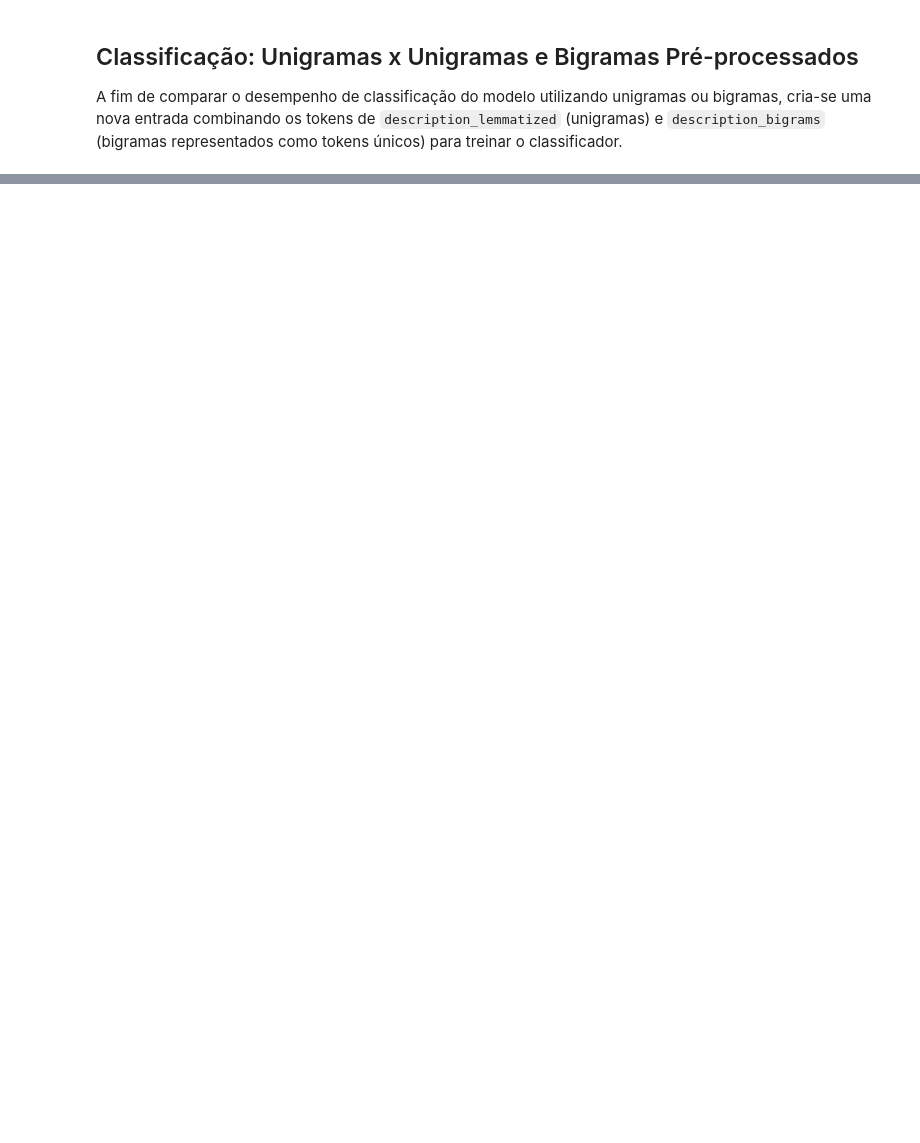
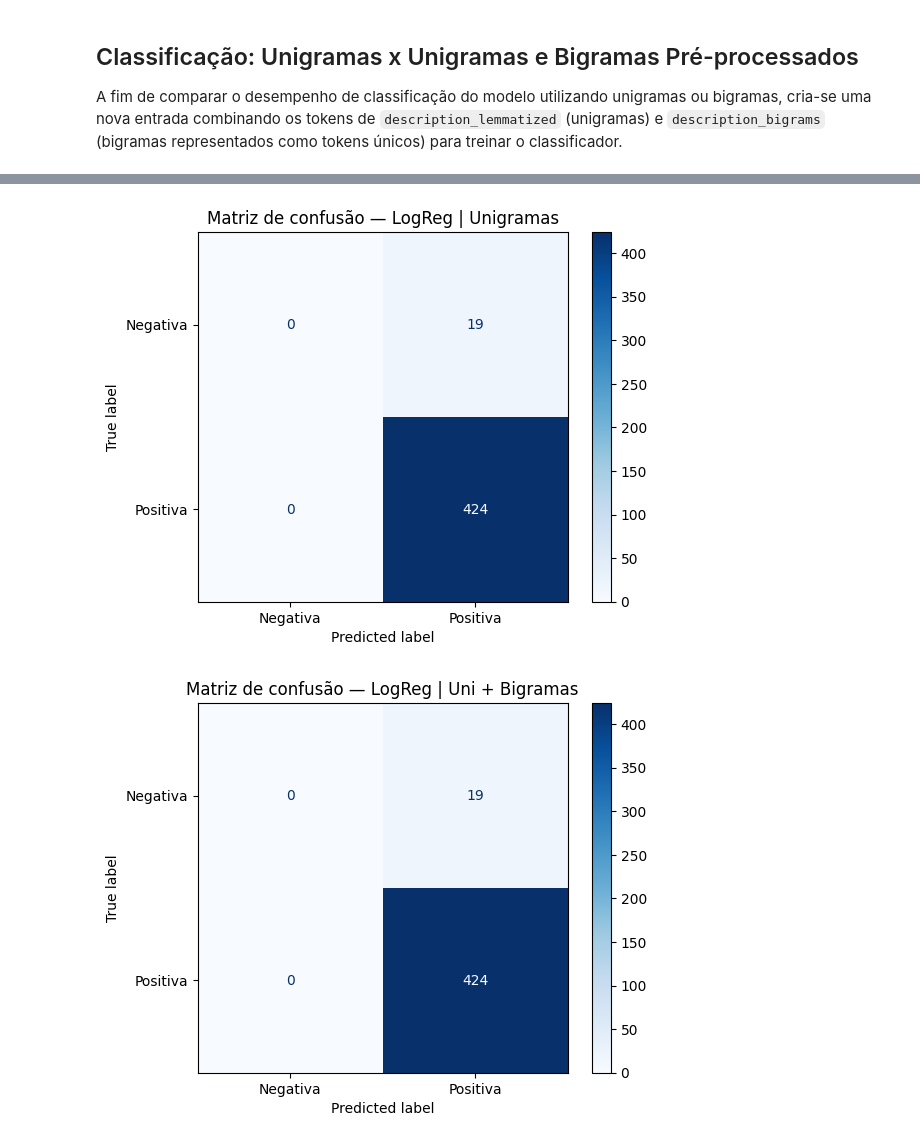
Before and after one commit to incrisvel/adaptaste, a Jupyter notebook: classification.ipynb, the cells around one changed output, grey strips where cells are left out. Cells and saved outputs as stored; diff of their text form; code cells hidden in the pictures; blank space fills up the shorter version.

```diff
--- a/classification.ipynb
+++ b/classification.ipynb
@@ -173,0 +239,16 @@ weighted avg       0.97      0.97      0.97       443
+# %%
+import matplotlib.pyplot as plt
+from sklearn.metrics import ConfusionMatrixDisplay, confusion_matrix
+
+for name, result in fitted_models.items():
+    disp = ConfusionMatrixDisplay(
+        confusion_matrix=result["confusion_matrix"],
+        display_labels=["Negativa", "Positiva"]
+    )
+
+    disp.plot(cmap="Blues", values_format="d")
+    plt.title(f"Matriz de confusão — {name}")
+    plt.show()
+# %% [output]
+[figure, added]
+[figure, added]
```
Also changed, not shown: parts of 11 cells of this notebook.
